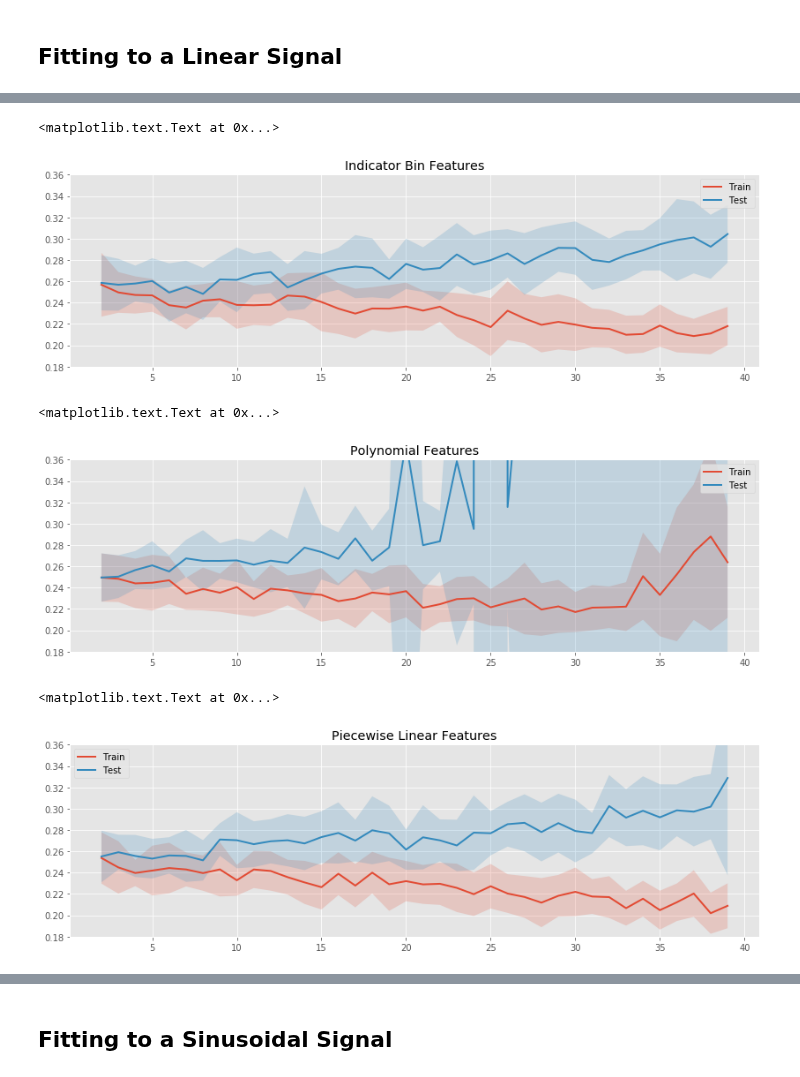
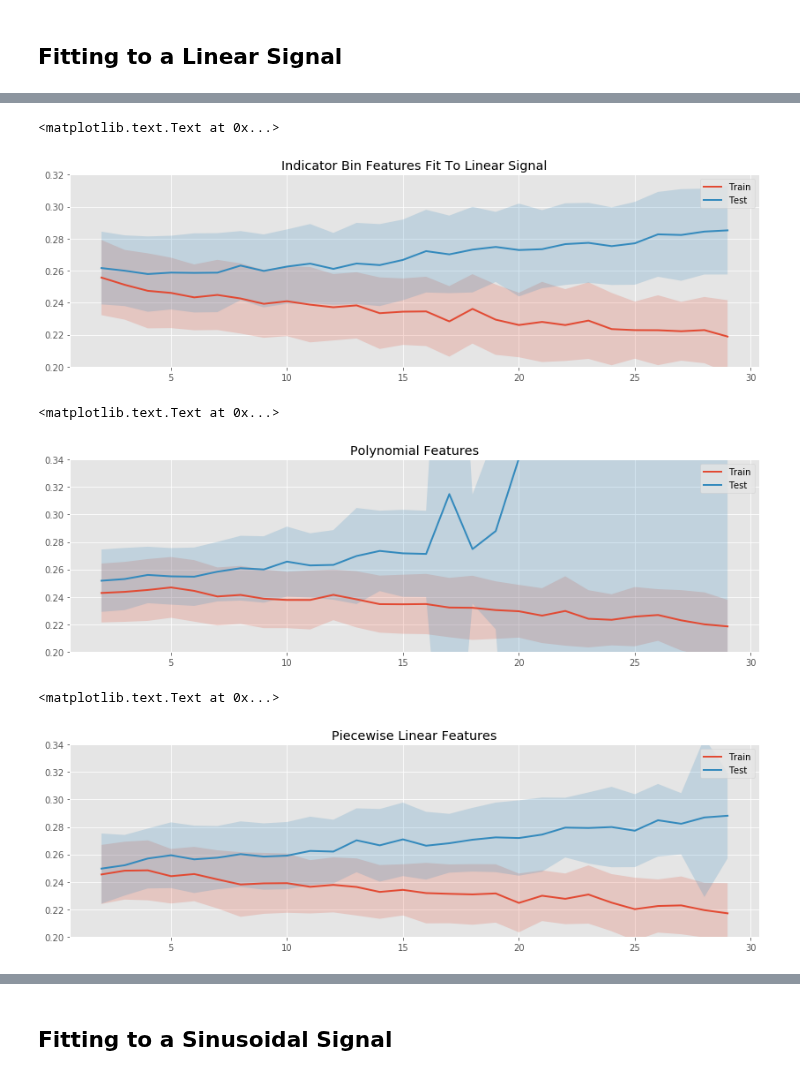
Before and after one commit to madrury/basis-expansions, a Jupyter notebook: basis-expansion-regressions.ipynb, the cells around one changed output, grey strips where cells are left out. Drawn from its saved outputs; the diff is of its cells as text; code cells hidden in the pictures.

```diff
--- a/basis-expansion-regressions.ipynb
+++ b/basis-expansion-regressions.ipynb
@@ -235,7 +252,7 @@ def weird_signal(x):
             - 3.5*(x > 0.2)*(x < 0.5)*(x - 0.2)*(x - 0.5)
             - 0.95)
 # %%
-degrees_of_freedom = list(range(2, 40))
+degrees_of_freedom = list(range(2, 30))
 
 def make_binned_regression(n_params):
     return Pipeline([
@@ -306,30 +323,30 @@ ncs_mean_errors, ncs_std_errors = run_simulation_expreiment(
 # %%
 fig, ax = plt.subplots(figsize=(14, 4))
 plot_simulation_expreiment(ax,
     degrees_of_freedom, binned_mean_errors, binned_std_errors)
-ax.set_ylim(0.18, 0.36)
-ax.set_title("Indicator Bin Features")
+ax.set_ylim(0.2, 0.32)
+ax.set_title("Indicator Bin Features Fit To Linear Signal")
 # %% [output]
 <matplotlib.text.Text at 0x...>
-[figure, old version]
+[figure, new version]
 # %%
 fig, ax = plt.subplots(figsize=(14, 4))
 plot_simulation_expreiment(ax,
     degrees_of_freedom, polynomial_mean_errors, polynomial_std_errors)
-ax.set_ylim(0.18, 0.36)
+ax.set_ylim(0.2, 0.34)
 ax.set_title("Polynomial Features")
 # %% [output]
 <matplotlib.text.Text at 0x...>
-[figure, old version]
+[figure, new version]
 # %%
 fig, ax = plt.subplots(figsize=(14, 4))
 plot_simulation_expreiment(ax,
     degrees_of_freedom, pl_mean_errors, pl_std_errors)
-ax.set_ylim(0.18, 0.36)
+ax.set_ylim(0.2, 0.34)
 ax.set_title("Piecewise Linear Features")
 # %% [output]
 <matplotlib.text.Text at 0x...>
-[figure, old version]
+[figure, new version]
 # %%
 fig, ax = plt.subplots(figsize=(14, 4))
 plot_simulation_expreiment(ax,
```
Also changed, not shown: parts of 21 cells of this notebook, 1 other file.
